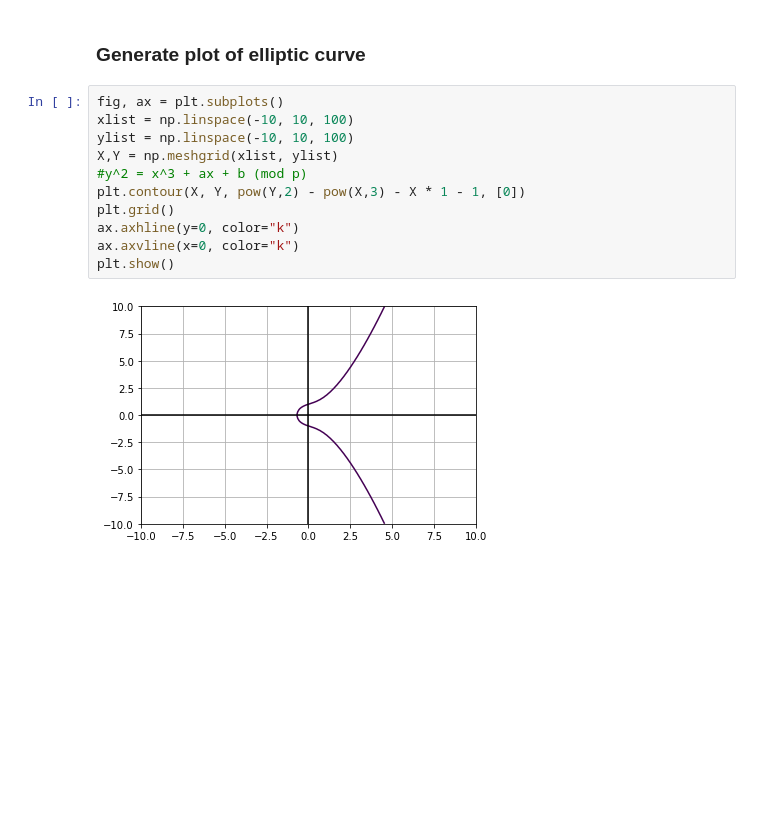
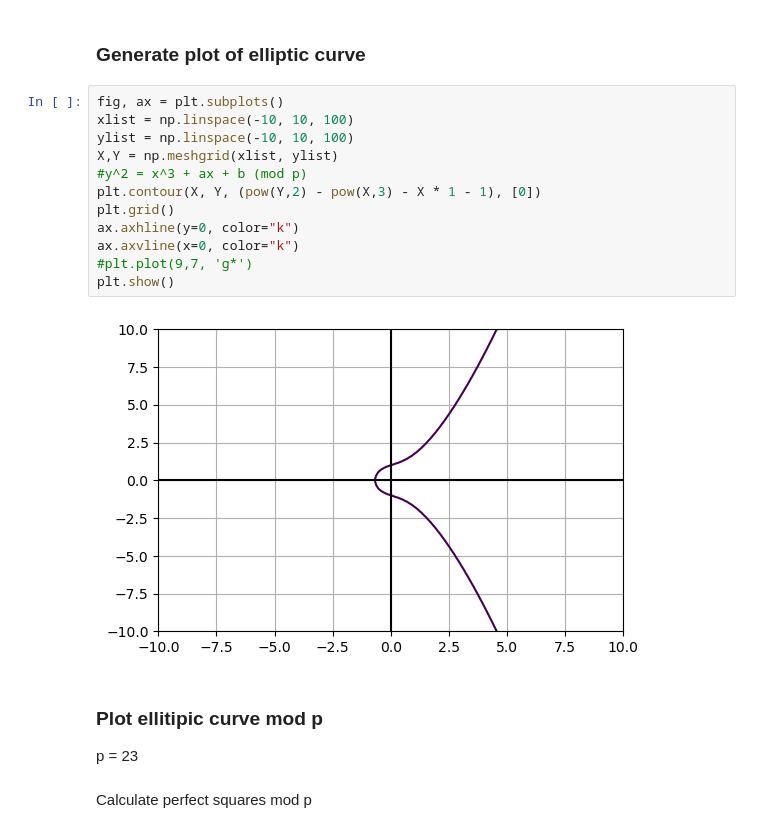
Before and after one commit to j-l-m/ec_curve, a Jupyter notebook: ecc.ipynb, the cells around one changed output. Saved outputs shown, nothing was run; the diff lists cells and outputs as text; blank space fills up the shorter version.

Commit message:
Added additional plots

```diff
--- a/ecc.ipynb
+++ b/ecc.ipynb
@@ -119,13 +119,19 @@ Public key = ( x: 13, y:16 )
 # %%
 fig, ax = plt.subplots()
 xlist = np.linspace(-10, 10, 100)
 ylist = np.linspace(-10, 10, 100)
 X,Y = np.meshgrid(xlist, ylist)
 #y^2 = x^3 + ax + b (mod p)
-plt.contour(X, Y, pow(Y,2) - pow(X,3) - X * 1 - 1, [0])
+plt.contour(X, Y, (pow(Y,2) - pow(X,3) - X * 1 - 1), [0])
 plt.grid()
 ax.axhline(y=0, color="k")
 ax.axvline(x=0, color="k")
+#plt.plot(9,7, 'g*')
 plt.show()
 # %% [output]
-[figure, old version]
+[figure, new version]
+# %% [markdown]
+### Plot ellitipic curve mod p
+p = 23
+# %% [markdown]
+Calculate perfect squares mod p
```
Also changed, not shown: parts of 7 cells of this notebook.
